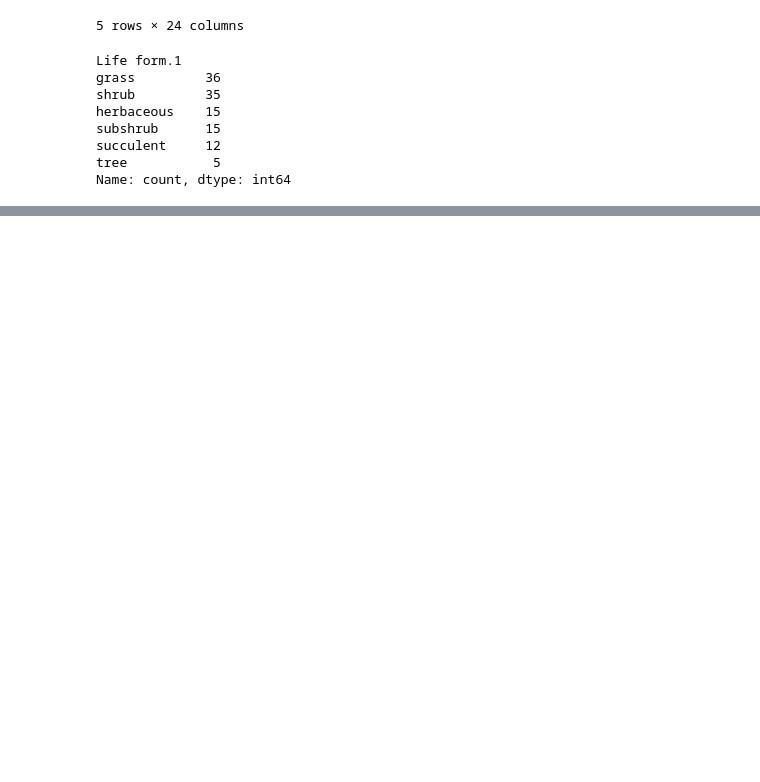
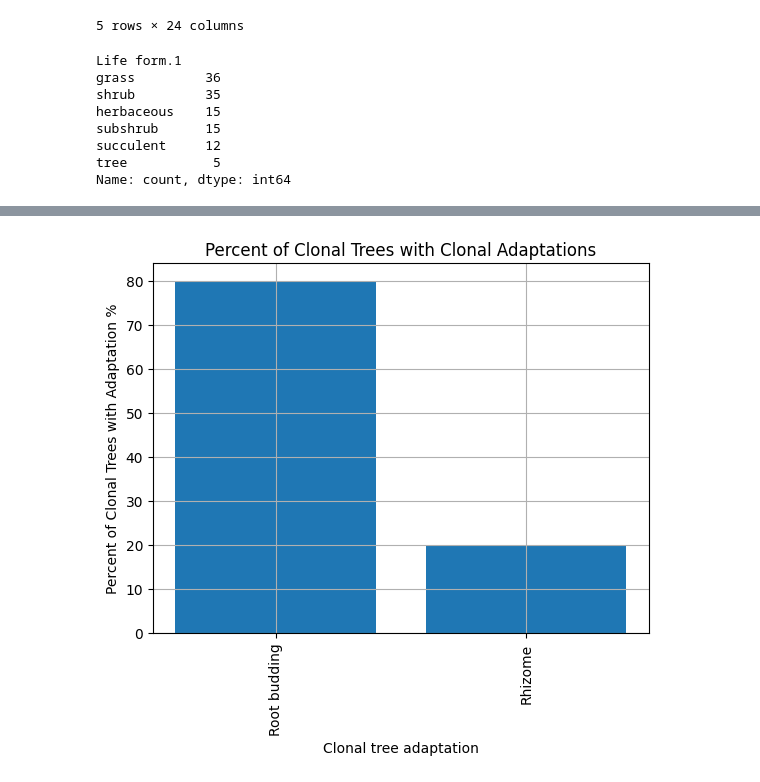
Before and after one commit to haberkornm/clonal_plants, a Jupyter notebook: clonal_plant_exploration.ipynb, the cells around one changed output, grey strips where cells are left out. Drawn from its saved outputs; the diff is of its cells as text; code cells hidden in the pictures; blank space fills up the shorter version.

```diff
--- a/clonal_plant_exploration.ipynb
+++ b/clonal_plant_exploration.ipynb
@@ -48,0 +221,12 @@ Name: count, dtype: int64
+# %%
+tree_data = df[df['Life form.1'] == 'tree'][['Root budding', 'Rhizome']].sum() / len(df[df['Life form.1'] == 'tree']) * 100
+
+plt.bar(tree_data.index, tree_data.values)
+plt.grid()
+plt.xticks(rotation=90)
+plt.title('Percent of Clonal Trees with Clonal Adaptations')
+plt.ylabel('Percent of Clonal Trees with Adaptation %')
+plt.xlabel('Clonal tree adaptation')
+plt.show()
+# %% [output]
+[figure, added]
```
Also changed, not shown: parts of 13 cells of this notebook.
